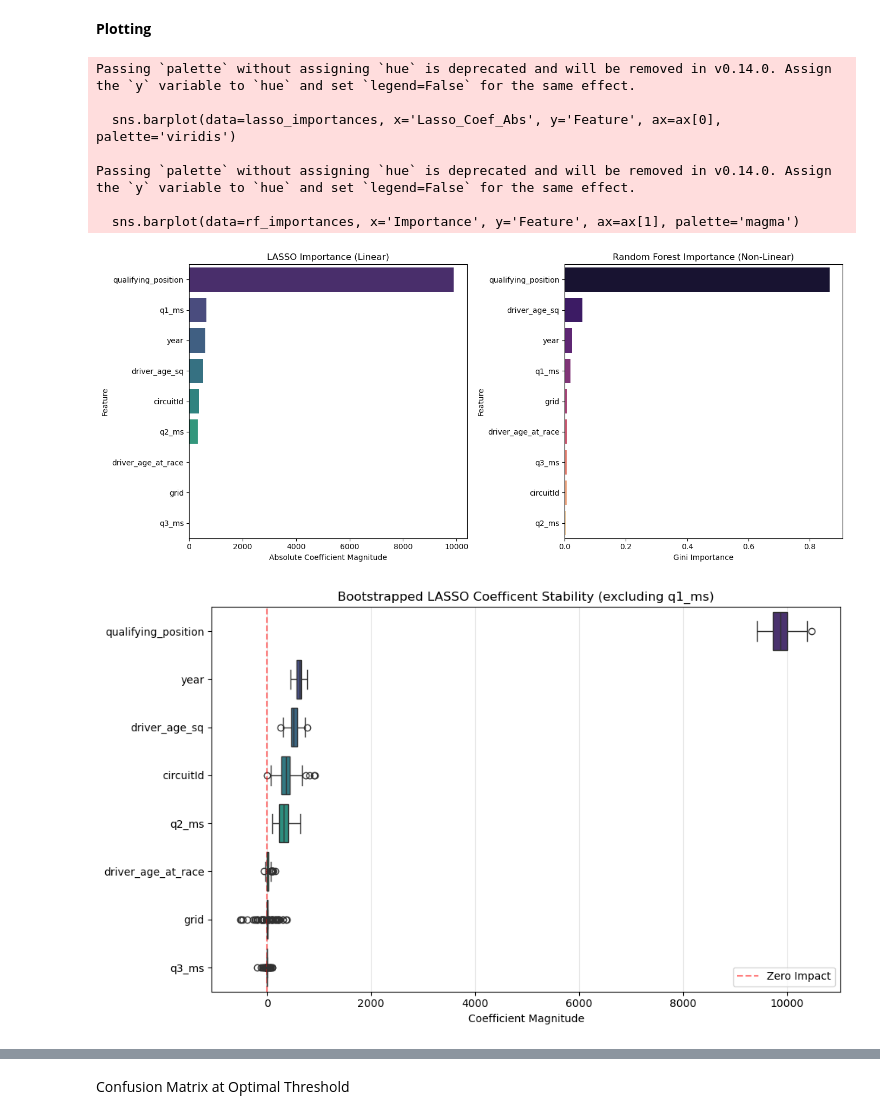
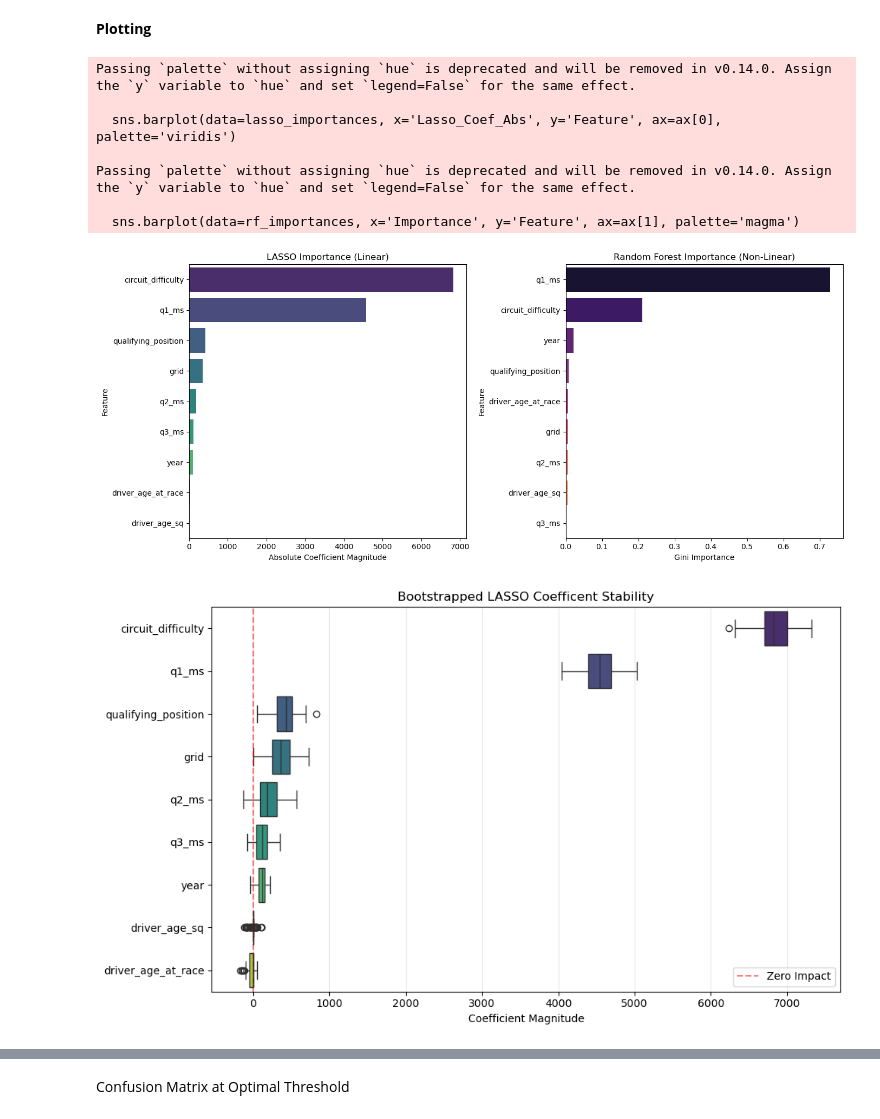
Before and after one commit to shehzanwar/DMSL7406, a Jupyter notebook: Project/f1_proj.ipynb, the cells around one changed output, grey strips where cells are left out. Drawn from its saved outputs; the diff is of its cells as text; code cells hidden in the pictures.

Commit message:
fixed 'circuit_difficulty'

```diff
--- a/Project/f1_proj.ipynb
+++ b/Project/f1_proj.ipynb
@@ -131,19 +131,17 @@ y1_test = y1.loc[X_test_idx]
 y_pos_train = y_position.loc[X_train_idx] # required for target encoding
 
 # Target encoding for 'circuitId' as it is categorical with many levels
-train_joined = X_train.copy() # to avoid SettingWithCopyWarning
-train_joined['target'] = y_pos_train
-circuit_means = train_joined.groupby('circuitId')['target'].mean() # mean position by circuitId in training set
-
-# Replace 'circuitId' with mean 'circuit_difficulty'
+circuit_means = y1_train.groupby(X_train['circuitId']).mean()
 X_train['circuit_difficulty'] = X_train['circuitId'].map(circuit_means)
 X_test['circuit_difficulty'] = X_test['circuitId'].map(circuit_means)
-# Handle NA in test set by imputing with overall mean
-global_mean = y_pos_train.mean()
-X_test['circuit_difficulty'].fillna(global_mean, inplace=True)
-# Drop original 'circuitId'
+# Imputing missing values in test set encoding with global mean
+X_test['circuit_difficulty'].fillna(y1_train.mean(), inplace=True)
+# Dropping original 'circuitId' column
 X_train.drop(columns=['circuitId'], inplace=True)
 X_test.drop(columns=['circuitId'], inplace=True)
+
+# Update X_cols
+X_cols = X_train.columns.tolist()
 
 print("'circuitId' target encoded. Replaced with 'circuit_difficulty'.")
 
@@ -456,30 +454,30 @@ Passing `palette` without assigning `hue` is deprecated and will be removed in v
 Passing `palette` without assigning `hue` is deprecated and will be removed in v0.14.0. Assign the `y` variable to `hue` and set `legend=False` for the same effect.
 
   sns.barplot(data=rf_importances, x='Importance', y='Feature', ax=ax[1], palette='magma')
-[figure, old version]
+[figure, new version]
 # %%
 # Plotting Coefficient Stability
 plt.figure(figsize=(10, 6))
 
 # Data Filtration
-bs_df = bootstrap_df.drop(columns=['q1_ms']) # Remove 'q1_ms' otherwise plot gets cluttered
+bs_df = bootstrap_df.copy() # Remove 'q1_ms' otherwise plot gets cluttered
 relevant_cols = bs_df.columns[bs_df.abs().mean() > 1]
 plot_data = bs_df[relevant_cols]
 
 # Sorted by mean coefficient magnitude
 sorted_features = plot_data.mean().sort_values(ascending=False).index
 
 sns.boxplot(data=bs_df[sorted_features], orient='h', palette='viridis')
-plt.title("Bootstrapped LASSO Coefficent Stability (excluding q1_ms)")
+plt.title("Bootstrapped LASSO Coefficent Stability")
 plt.xlabel("Coefficient Magnitude")
 plt.ylabel("")
 plt.axvline(x=0, color='red', linestyle='--', alpha=0.5, label="Zero Impact") # Subtle zero line
 plt.grid(True, axis='x', alpha=0.3)
 plt.tight_layout()
 plt.legend()
 plt.show()
 # %% [output]
-[figure, old version]
+[figure, new version]
 # %%
 y1_pred = lasso_model.predict(X_test_scaled)
 residuals = y1_test - y1_pred
```
Also changed, not shown: parts of 17 cells of this notebook.
